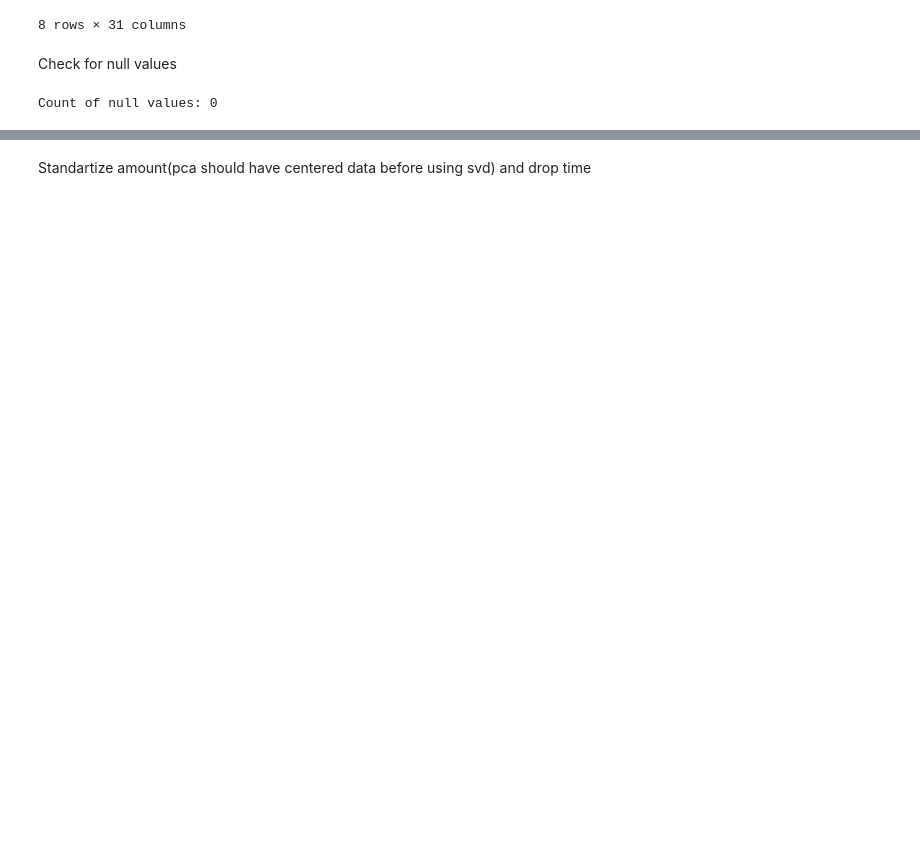
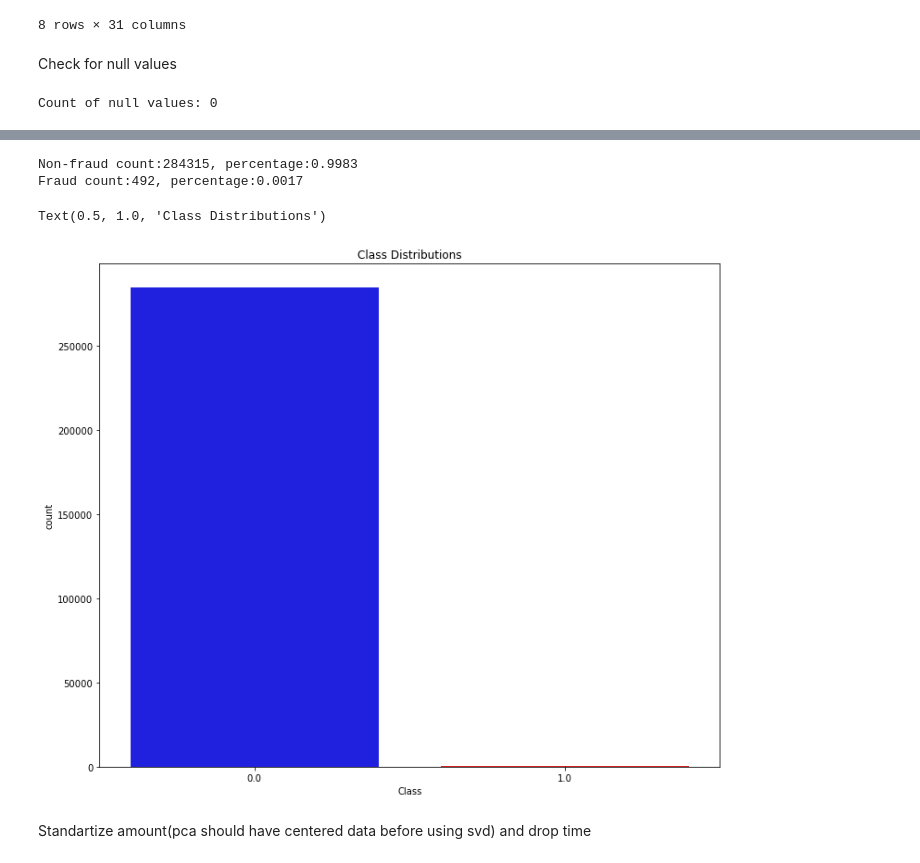
Before and after one commit to RostislavStoyanov/fraud-detection, a Jupyter notebook: EDA&Preprocessing.ipynb, the cells around one changed output, grey strips where cells are left out. Saved outputs shown, nothing was run; the diff lists cells and outputs as text; code cells hidden in the pictures; blank space fills up the shorter version.

```diff
--- a/EDA&Preprocessing.ipynb
+++ b/EDA&Preprocessing.ipynb
@@ -9,3 +3,18 @@ DATA_PATH = './data/'
+# %%
+import numpy as np
+import pandas as pd
+import seaborn as sns
+
+import matplotlib.pyplot as plt
+%matplotlib inline
+plt.rcParams['figure.figsize'] = (12.0, 10.0)
+
+from sklearn.preprocessing import StandardScaler
+from sklearn.model_selection import train_test_split
+
+from utils import label_dist
+
+DATA_PATH = './data/'
 # %% [markdown]
 Read from file and explore
 # %%
@@ -55,3 +51,14 @@ Fraud count:492, percentage:0.0017
+# %%
+label_dist(df)
+
+colors = ['Blue', 'Red']
+sns.countplot(x='Class', data=df, palette=colors)
+plt.title('Class Distributions')
+# %% [output]
+Non-fraud count:284315, percentage:0.9983
+Fraud count:492, percentage:0.0017
+Text(0.5, 1.0, 'Class Distributions')
+[figure, added]
 # %% [markdown]
 Standartize amount(pca should have centered data before using svd) and drop time
 # %%
```
Also changed, not shown: parts of 8 cells of this notebook, 8 other files.
